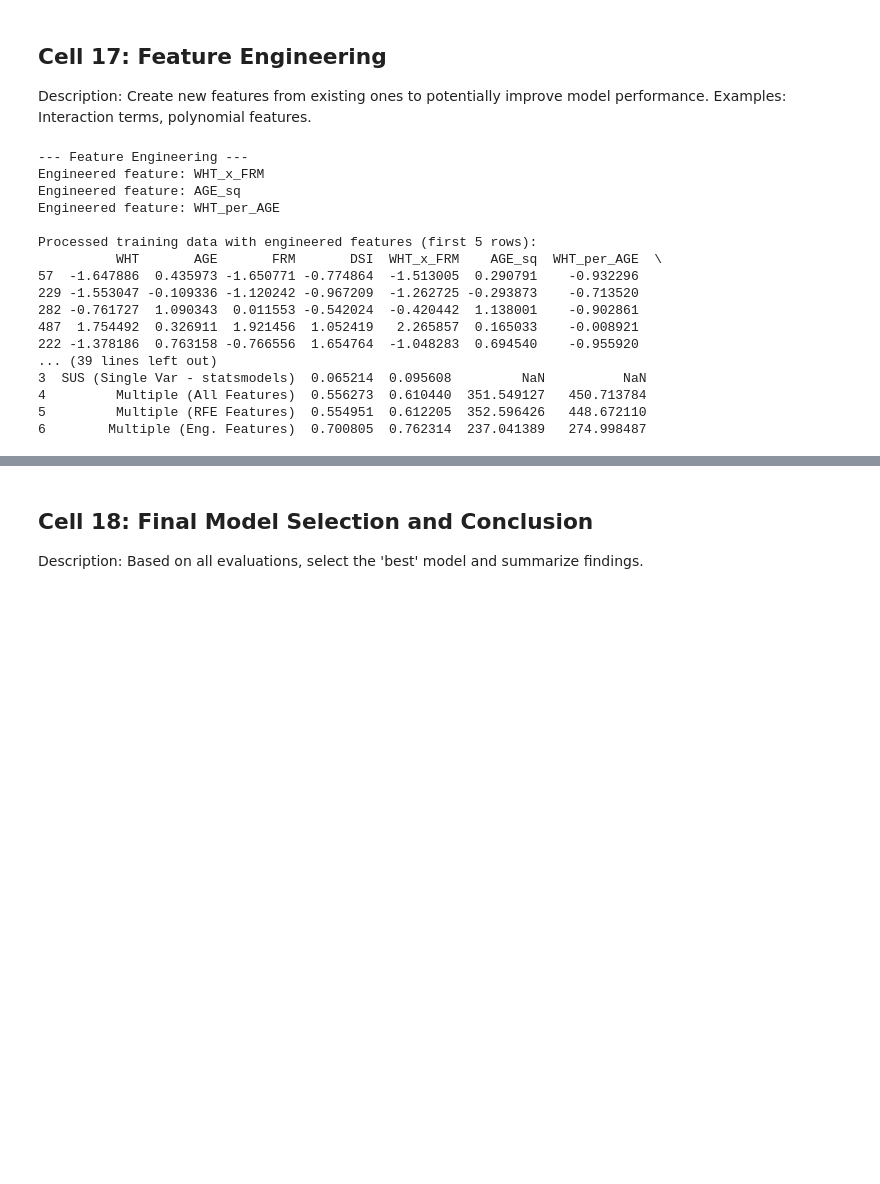
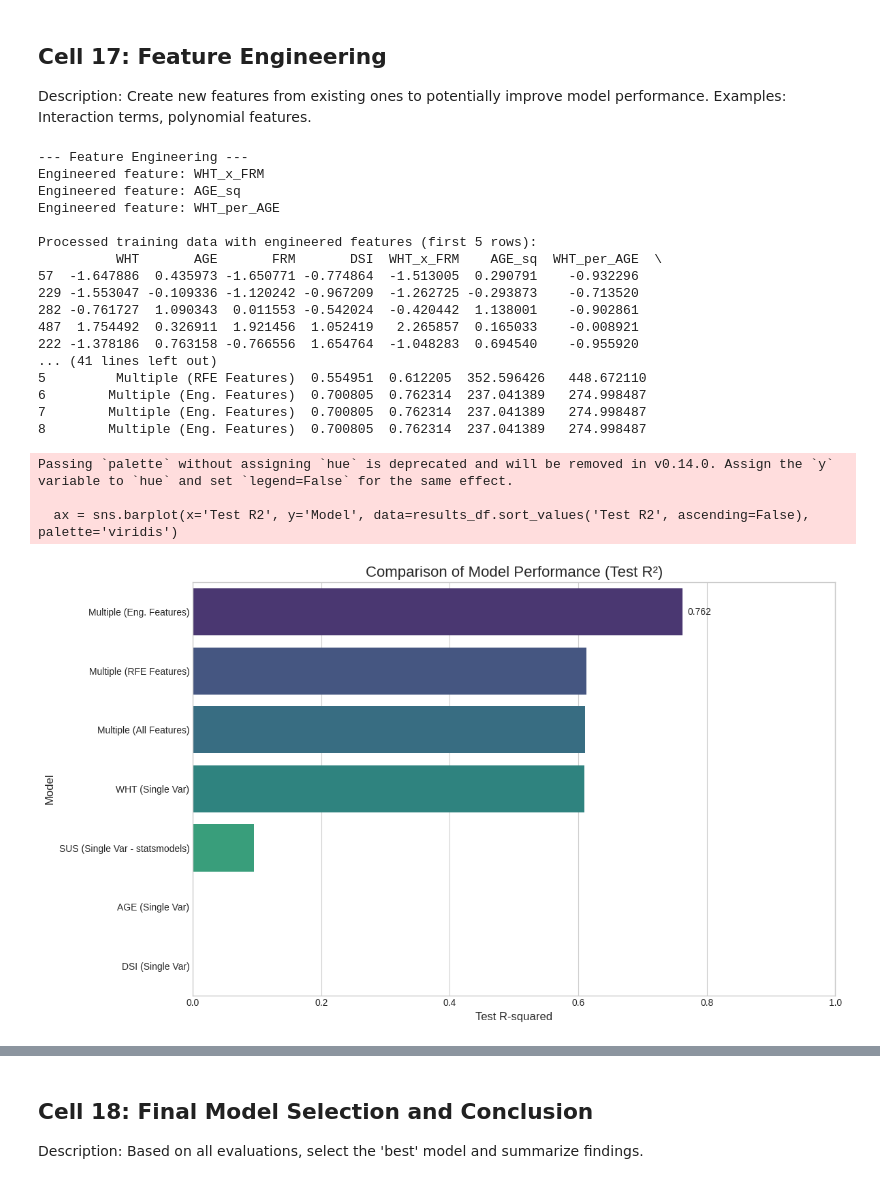
Before and after one commit to GyuoMi/dae_project-gorilla_tug_of_war, a Jupyter notebook: gorillaz.ipynb, the cells around one changed output, grey strips where cells are left out. Cells and saved outputs as stored; diff of their text form; code cells hidden in the pictures; blank space fills up the shorter version.

```diff
--- a/gorillaz.ipynb
+++ b/gorillaz.ipynb
@@ -886,33 +886,52 @@ if not X_train_multi.empty:
     # Add to results DataFrame
     if 'results_df' in locals() and isinstance(results_df, pd.DataFrame):
         new_row = {'Model': 'Multiple (Eng. Features)', 'Train R2': train_r2_multi_3, 'Test R2': test_r2_multi_3, 'Train MSE': train_mse_multi_3, 'Test MSE': test_mse_multi_3}
         results_df = pd.concat([results_df, pd.DataFrame([new_row])], ignore_index=True)
         print("\nUpdated Model Comparison Summary:")
         print(results_df.to_string())
     else: # If results_df was not created due to earlier skips
         results = [{'Model': 'Multiple (Eng. Features)', 'Train R2': train_r2_multi_3, 'Test R2': test_r2_multi_3, 'Train MSE': train_mse_multi_3, 'Test MSE': test_mse_multi_3}]
         results_df = pd.DataFrame(results)
         print("\nModel Comparison Summary (with Eng. Features):")
         print(results_df.to_string())
 
+    plt.figure(figsize=(12, 7))
+
+    ax = sns.barplot(x='Test R2', y='Model', data=results_df.sort_values('Test R2', ascending=False), palette='viridis')
+
+    ax.bar_label(ax.containers[0], fmt='%.3f', padding=5)
+
+    plt.title('Comparison of Model Performance (Test R²)', fontsize=16)
+    plt.xlabel('Test R-squared', fontsize=12)
+    plt.ylabel('Model', fontsize=12)
+    plt.xlim(0, 1.0)
+    plt.tight_layout()
+
+    plt.savefig('R2_comparison_barchart.png', dpi=300)
+
+    plt.show()
 
 else:
     print("Skipping Feature Engineering due to empty X_train_multi.")
 # %% [output]
 --- Feature Engineering ---
 Engineered feature: WHT_x_FRM
 Engineered feature: AGE_sq
 Engineered feature: WHT_per_AGE
 
 Processed training data with engineered features (first 5 rows):
           WHT       AGE       FRM       DSI  WHT_x_FRM    AGE_sq  WHT_per_AGE  \
 57  -1.647886  0.435973 -1.650771 -0.774864  -1.513005  0.290791    -0.932296
 229 -1.553047 -0.109336 -1.120242 -0.967209  -1.262725 -0.293873    -0.713520
 282 -0.761727  1.090343  0.011553 -0.542024  -0.420442  1.138001    -0.902861
 487  1.754492  0.326911  1.921456  1.052419   2.265857  0.165033    -0.008921
 222 -1.378186  0.763158 -0.766556  1.654764  -1.048283  0.694540    -0.955920
-... (39 lines left out)
-3  SUS (Single Var - statsmodels)  0.065214  0.095608         NaN          NaN
-4         Multiple (All Features)  0.556273  0.610440  351.549127   450.713784
+... (41 lines left out)
 5         Multiple (RFE Features)  0.554951  0.612205  352.596426   448.672110
 6        Multiple (Eng. Features)  0.700805  0.762314  237.041389   274.998487
+7        Multiple (Eng. Features)  0.700805  0.762314  237.041389   274.998487
+8        Multiple (Eng. Features)  0.700805  0.762314  237.041389   274.998487
+Passing `palette` without assigning `hue` is deprecated and will be removed in v0.14.0. Assign the `y` variable to `hue` and set `legend=False` for the same effect.
+
+  ax = sns.barplot(x='Test R2', y='Model', data=results_df.sort_values('Test R2', ascending=False), palette='viridis')
+[figure, added]
```
Also changed, not shown: parts of 2 cells of this notebook.
